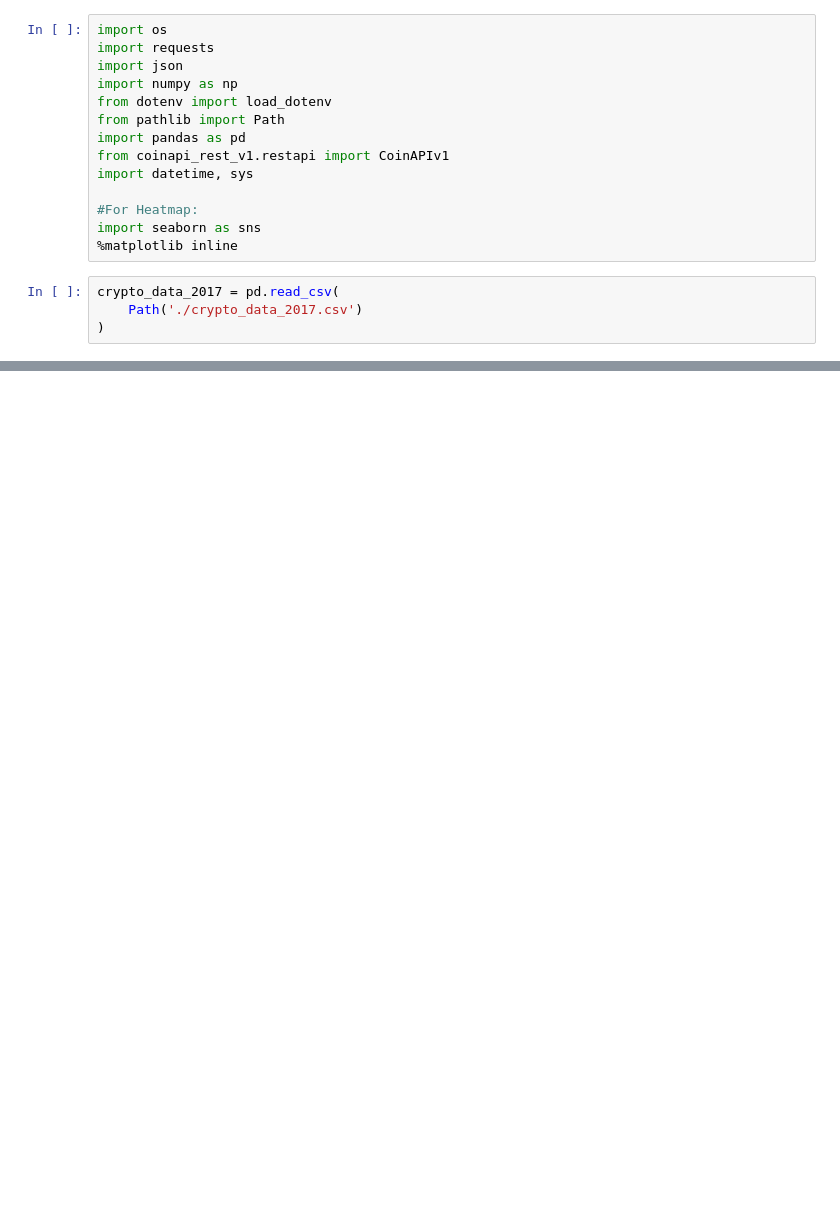
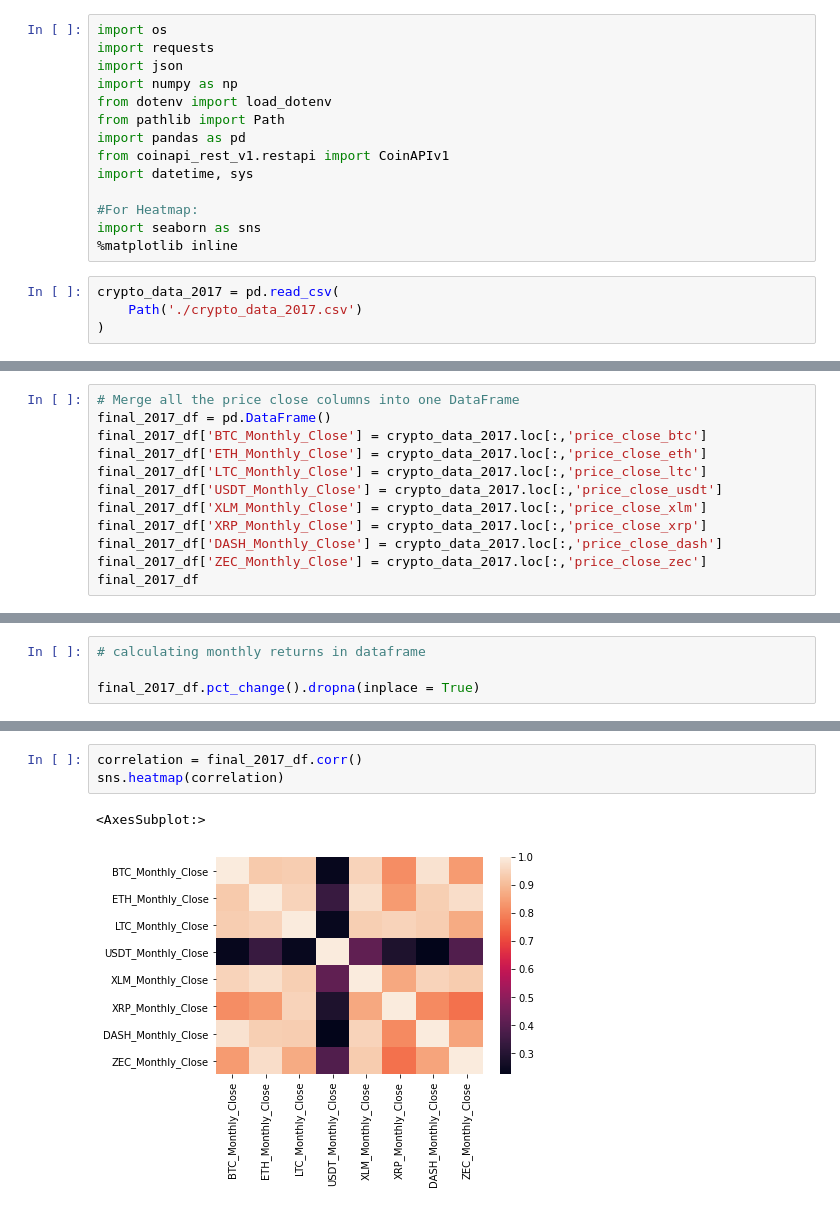
Before and after one commit to nathanduft44/Crypto_Corrisk, a Jupyter notebook: Nate_space/2017_analysis.ipynb, the cells around one changed output, grey strips where cells are left out. Drawn from its saved outputs; the diff is of its cells as text; blank space fills up the shorter version.

```diff
--- a/Nate_space/2017_analysis.ipynb
+++ b/Nate_space/2017_analysis.ipynb
@@ -251,0 +42,12 @@ eth_2017_cov
+# %%
+# Merge all the price close columns into one DataFrame
+final_2017_df = pd.DataFrame()
+final_2017_df['BTC_Monthly_Close'] = crypto_data_2017.loc[:,'price_close_btc']
+final_2017_df['ETH_Monthly_Close'] = crypto_data_2017.loc[:,'price_close_eth']
+final_2017_df['LTC_Monthly_Close'] = crypto_data_2017.loc[:,'price_close_ltc']
+final_2017_df['USDT_Monthly_Close'] = crypto_data_2017.loc[:,'price_close_usdt']
+final_2017_df['XLM_Monthly_Close'] = crypto_data_2017.loc[:,'price_close_xlm']
+final_2017_df['XRP_Monthly_Close'] = crypto_data_2017.loc[:,'price_close_xrp']
+final_2017_df['DASH_Monthly_Close'] = crypto_data_2017.loc[:,'price_close_dash']
+final_2017_df['ZEC_Monthly_Close'] = crypto_data_2017.loc[:,'price_close_zec']
+final_2017_df
@@ -251,0 +68,4 @@ eth_2017_cov
+# %%
+# calculating monthly returns in dataframe
+
+final_2017_df.pct_change().dropna(inplace = True)
@@ -251,0 +162,6 @@ eth_2017_cov
+# %%
+correlation = final_2017_df.corr()
+sns.heatmap(correlation)
+# %% [output]
+<AxesSubplot:>
+[figure, added]
```
Also changed, not shown: parts of 32 cells of this notebook, 1 other file.
